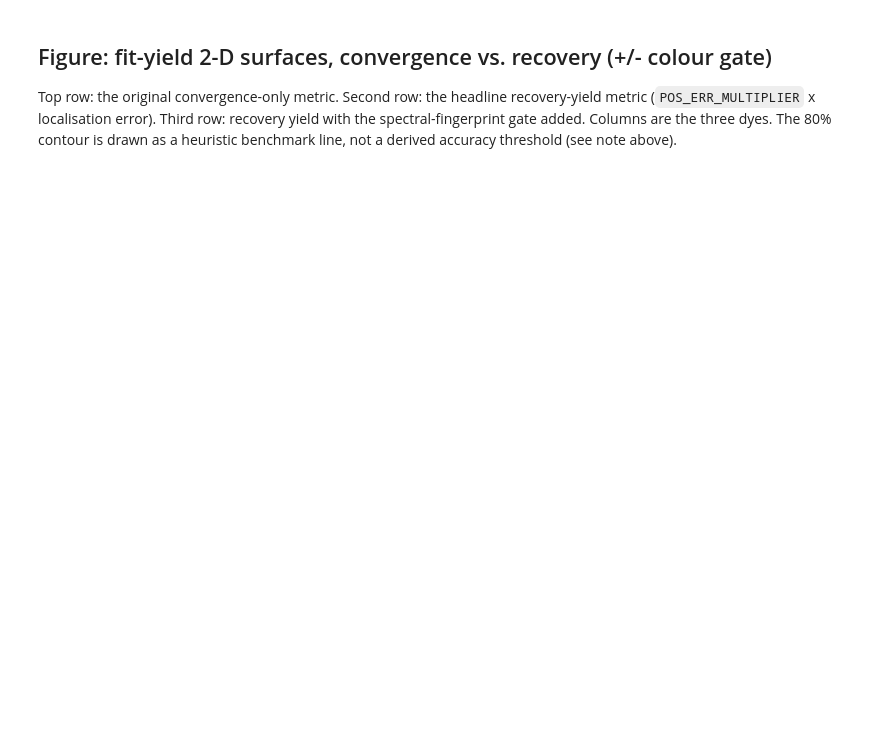
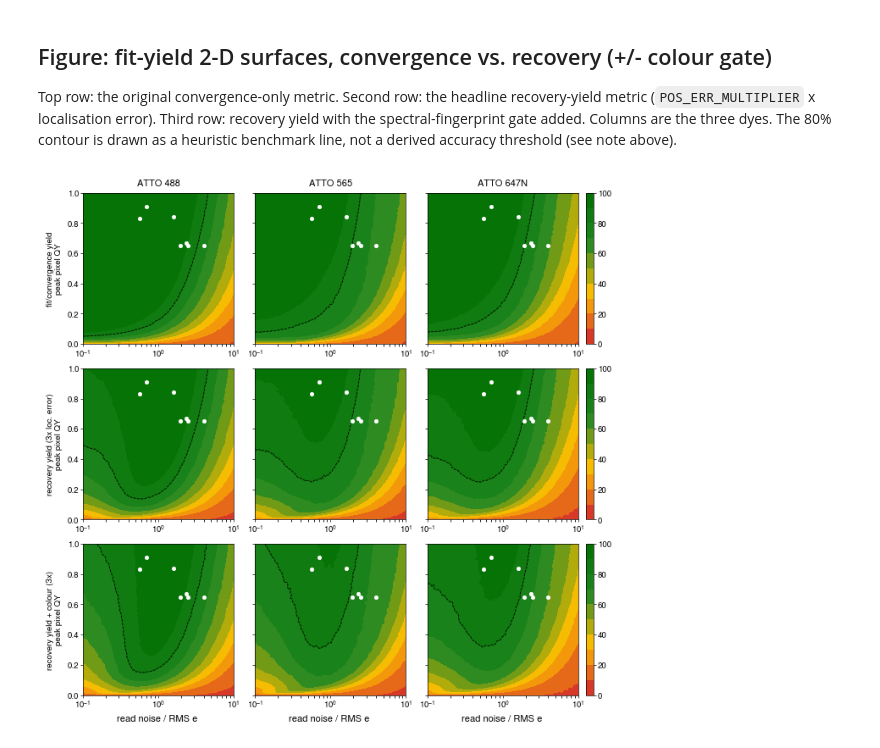
Before and after one commit to TheLeeLab/pyS3M, a Jupyter notebook: notebooks/figures/Figure_1c.ipynb, the cells around one changed output. Saved outputs shown, nothing was run; the diff lists cells and outputs as text; code cells hidden in the pictures; blank space fills up the shorter version.

```diff
--- a/notebooks/figures/Figure_1c.ipynb
+++ b/notebooks/figures/Figure_1c.ipynb
@@ -316,32 +349,42 @@ for row, (kind, label) in enumerate(zip(row_kinds, row_labels)):
         ax = axs[row, col]
         data = yield_surf[dye][kind] * 100
         image = ax.contourf(
             read_noise_space, peak_qy_space, data,
             levels=fill_levels, cmap=cmap_yield, vmin=0, vmax=100, antialiased=False,
         )
         ax.contour(read_noise_space, peak_qy_space, data, levels=[80], colors='k', linewidths=0.6, linestyles='--')
         ax.set_xscale('log')
         ax.grid(False)
         ax.set_xlim([read_noise_space[0], read_noise_space[-1]])
         ax.set_ylim([0.0, 1])
         ax.tick_params(labelsize=7)
         if row == len(row_kinds) - 1:
             ax.set_xlabel('read noise / RMS e⁻', fontsize=8)
         if col == 0:
             ax.set_ylabel(f'{label}\npeak pixel QY', fontsize=7)
         else:
             ax.set_yticklabels('')
         if row == 0:
             ax.set_title(dye, fontsize=8)
         if col == len(dyes) - 1:
             cbar = plt.colorbar(image, ax=ax, pad=0.01, cmap=cmap_yield)
             cbar.set_ticks([0, 20, 40, 60, 80, 100])
-        for c in ax.collections:
-            c.set_linewidth(0.1)
+        # SVG-only artefact: contourf bands paint no edge by default, so
+        # antialiased=False alone still leaves a thin seam between adjacent bands in
+        # vector output (invisible in matplotlib's own PNG export, but real in an SVG
+        # viewer -- confirmed by rasterising with Inkscape's renderer). Painting each
+        # band's edge in its own fill colour closes the seam; a generic
+        # `for c in ax.collections: c.set_linewidth(0.1)` also touches the 80% contour
+        # line above (it lives in ax.collections too), flattening its width --
+        # targeting `image` specifically avoids that.
+        image.set_edgecolor('face')
+        image.set_linewidth(0.3)
         ax.scatter(
             camera_data['RMS'], camera_data['PeakQY'],
             s=10, lw=0.5, facecolor='white', edgecolors='white', zorder=5,
         )
 
 plt.savefig('Fig_1c.svg', dpi=600, format='svg')
 plt.show()
+# %% [output]
+[figure, added]
```
Also changed, not shown: parts of 13 cells of this notebook.
